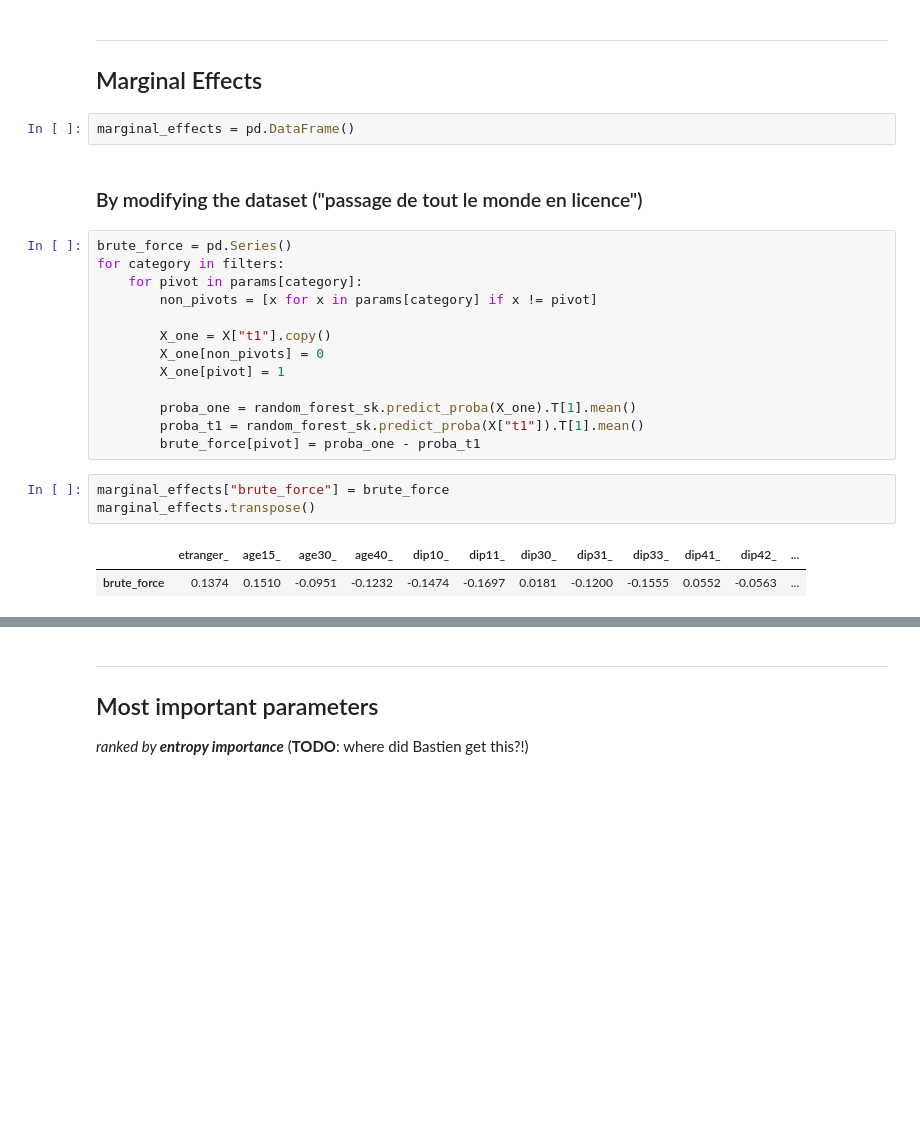
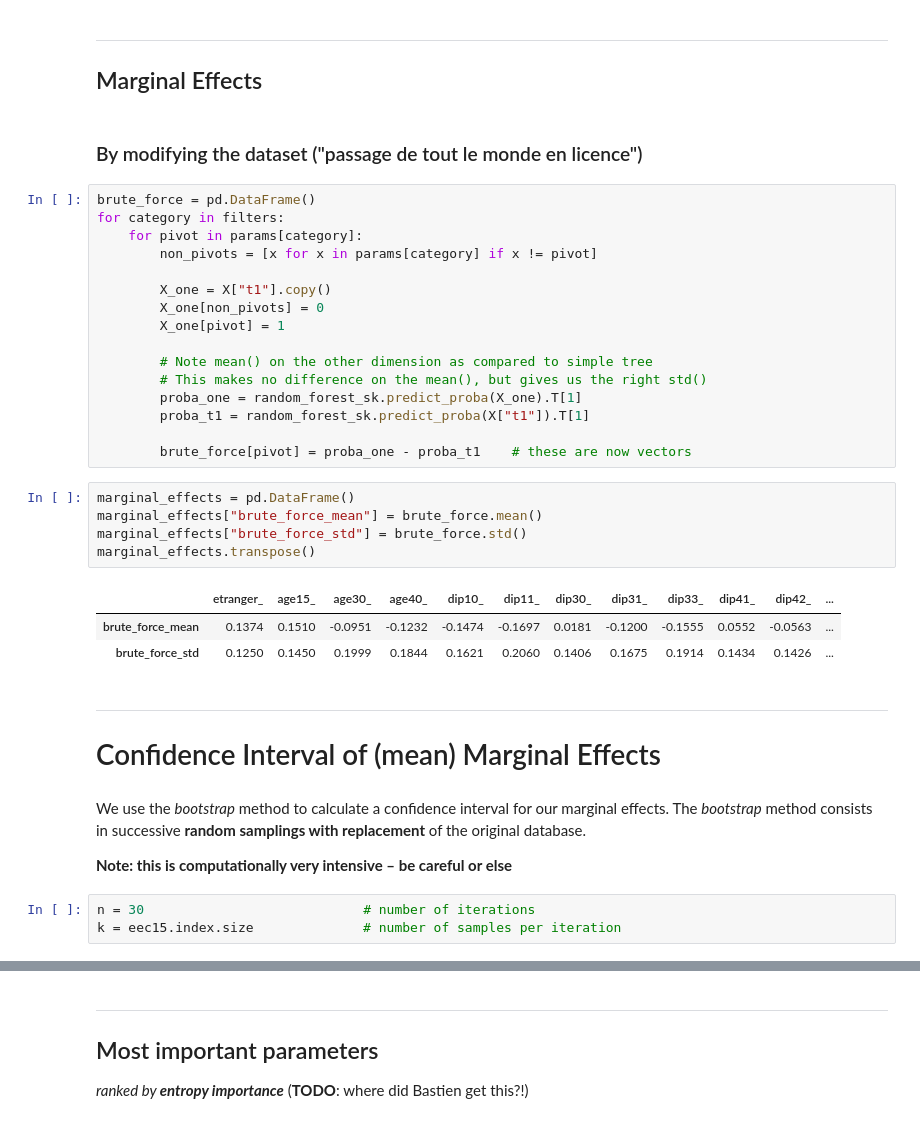
Before and after one commit to ncocacola/econml, a Jupyter notebook: python/eec15/06_random_forest.ipynb, the cells around one changed output, grey strips where cells are left out. Saved outputs shown, nothing was run; the diff lists cells and outputs as text; blank space fills up the shorter version.

Commit message:
Added confidence intervals and odds ratios for random forests.

```diff
--- a/python/eec15/06_random_forest.ipynb
+++ b/python/eec15/06_random_forest.ipynb
@@ -117,12 +117,10 @@ ROC Area-Under-Curve (t4): 0.809385186715
 # %% [markdown]
 ---
 ## Marginal Effects
-# %%
-marginal_effects = pd.DataFrame()
 # %% [markdown]
 ### By modifying the dataset ("passage de tout le monde en licence")
 # %%
-brute_force = pd.Series()
+brute_force = pd.DataFrame()
 for category in filters:
     for pivot in params[category]:
         non_pivots = [x for x in params[category] if x != pivot]
@@ -131,12 +129,28 @@ for category in filters:
         X_one[non_pivots] = 0
         X_one[pivot] = 1
 
-        proba_one = random_forest_sk.predict_proba(X_one).T[1].mean()
-        proba_t1 = random_forest_sk.predict_proba(X["t1"]).T[1].mean()
-        brute_force[pivot] = proba_one - proba_t1
+        # Note mean() on the other dimension as compared to simple tree
+        # This makes no difference on the mean(), but gives us the right std()
+        proba_one = random_forest_sk.predict_proba(X_one).T[1]
+        proba_t1 = random_forest_sk.predict_proba(X["t1"]).T[1]
+
+        brute_force[pivot] = proba_one - proba_t1    # these are now vectors
 # %%
-marginal_effects["brute_force"] = brute_force
+marginal_effects = pd.DataFrame()
+marginal_effects["brute_force_mean"] = brute_force.mean()
+marginal_effects["brute_force_std"] = brute_force.std()
 marginal_effects.transpose()
 # %% [output]
 |  | etranger_ | age15_ | age30_ | age40_ | dip10_ | dip11_ | dip30_ | dip31_ | dip33_ | dip41_ | dip42_ | ... |
-| brute_force | 0.1374 | 0.1510 | -0.0951 | -0.1232 | -0.1474 | -0.1697 | 0.0181 | -0.1200 | -0.1555 | 0.0552 | -0.0563 | ... |
+| brute_force_mean | 0.1374 | 0.1510 | -0.0951 | -0.1232 | -0.1474 | -0.1697 | 0.0181 | -0.1200 | -0.1555 | 0.0552 | -0.0563 | ... |
+| brute_force_std | 0.1250 | 0.1450 | 0.1999 | 0.1844 | 0.1621 | 0.2060 | 0.1406 | 0.1675 | 0.1914 | 0.1434 | 0.1426 | ... |
+# %% [markdown]
+---
+# Confidence Interval of (mean) Marginal Effects
+# %% [markdown]
+We use the *bootstrap* method to calculate a confidence interval for our marginal effects. The *bootstrap* method consists in successive **random samplings with replacement** of the original database.
+
+**Note: this is computationally very intensive – be careful or else**
+# %%
+n = 30                            # number of iterations
+k = eec15.index.size              # number of samples per iteration
```
Also changed, not shown: parts of 8 cells of this notebook.
